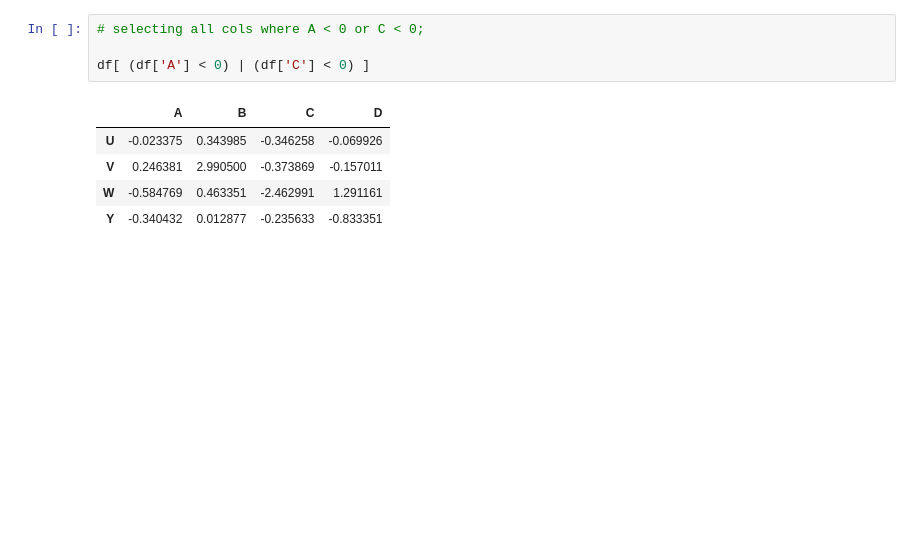
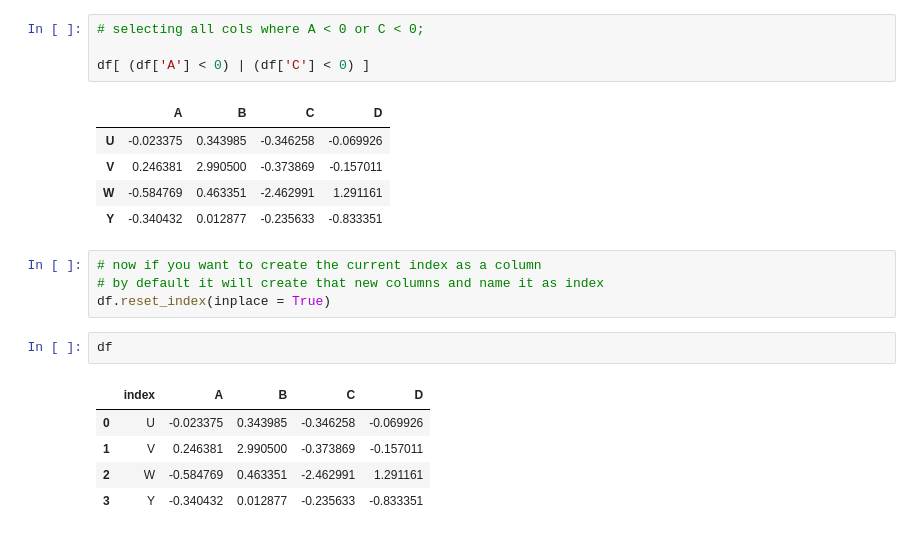
Before and after one commit to mahesh-keswani/ML-DL-FromBasicsToAdvance, a Jupyter notebook: pandas_basics/dataframe-basics.ipynb, the cells around one changed output. Cells and saved outputs as stored; diff of their text form; blank space fills up the shorter version.

```diff
--- a/pandas_basics/dataframe-basics.ipynb
+++ b/pandas_basics/dataframe-basics.ipynb
@@ -216,3 +216,15 @@ df[ (df['A'] < 0) | (df['C'] < 0) ]
 | V | 0.246381 | 2.990500 | -0.373869 | -0.157011 |
 | W | -0.584769 | 0.463351 | -2.462991 | 1.291161 |
 | Y | -0.340432 | 0.012877 | -0.235633 | -0.833351 |
+# %%
+# now if you want to create the current index as a column
+# by default it will create that new columns and name it as index
+df.reset_index(inplace = True)
+# %%
+df
+# %% [output]
+|  | index | A | B | C | D |
+| 0 | U | -0.023375 | 0.343985 | -0.346258 | -0.069926 |
+| 1 | V | 0.246381 | 2.990500 | -0.373869 | -0.157011 |
+| 2 | W | -0.584769 | 0.463351 | -2.462991 | 1.291161 |
+| 3 | Y | -0.340432 | 0.012877 | -0.235633 | -0.833351 |
```
Also changed, not shown: parts of 9 cells of this notebook.
